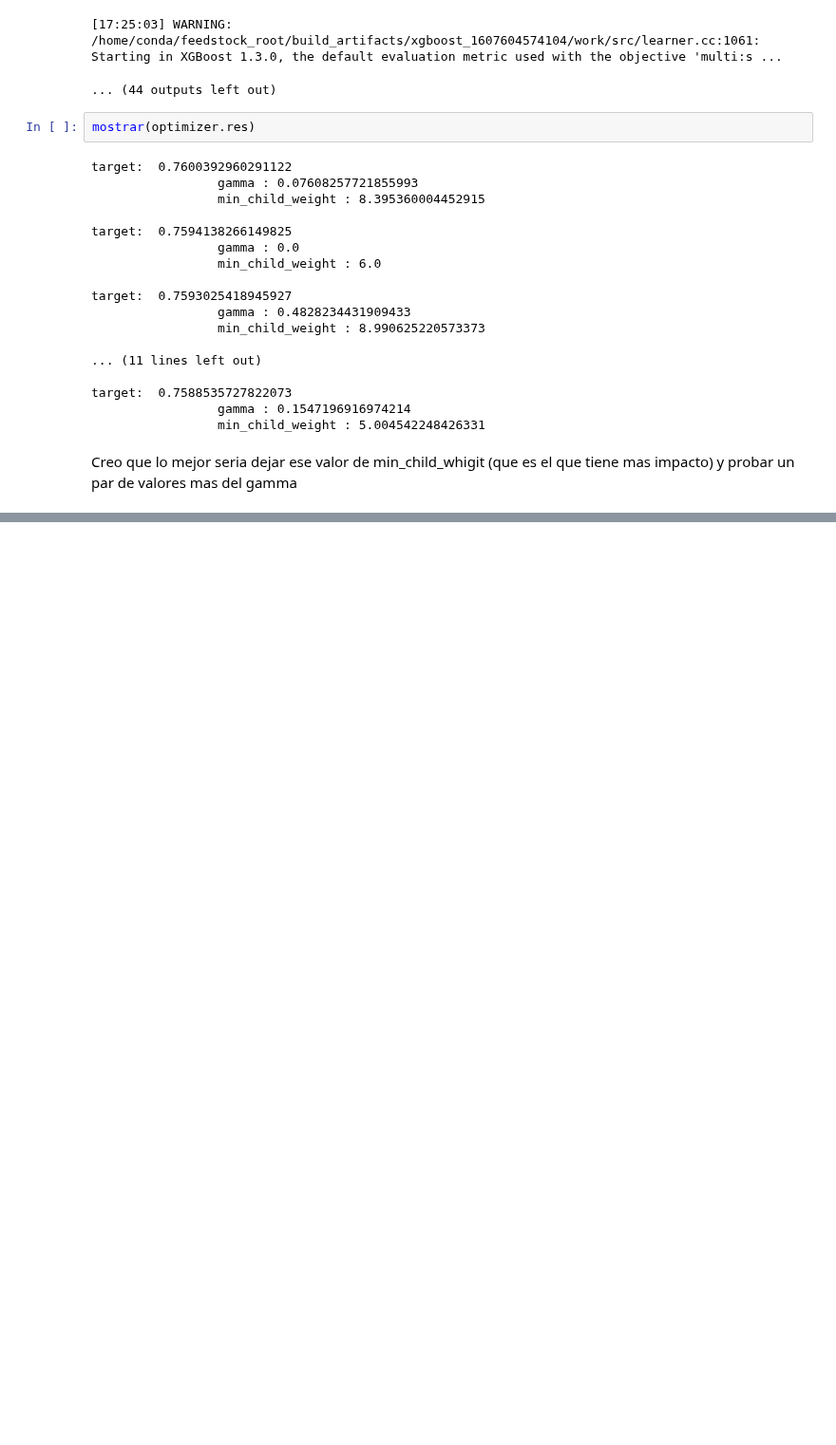
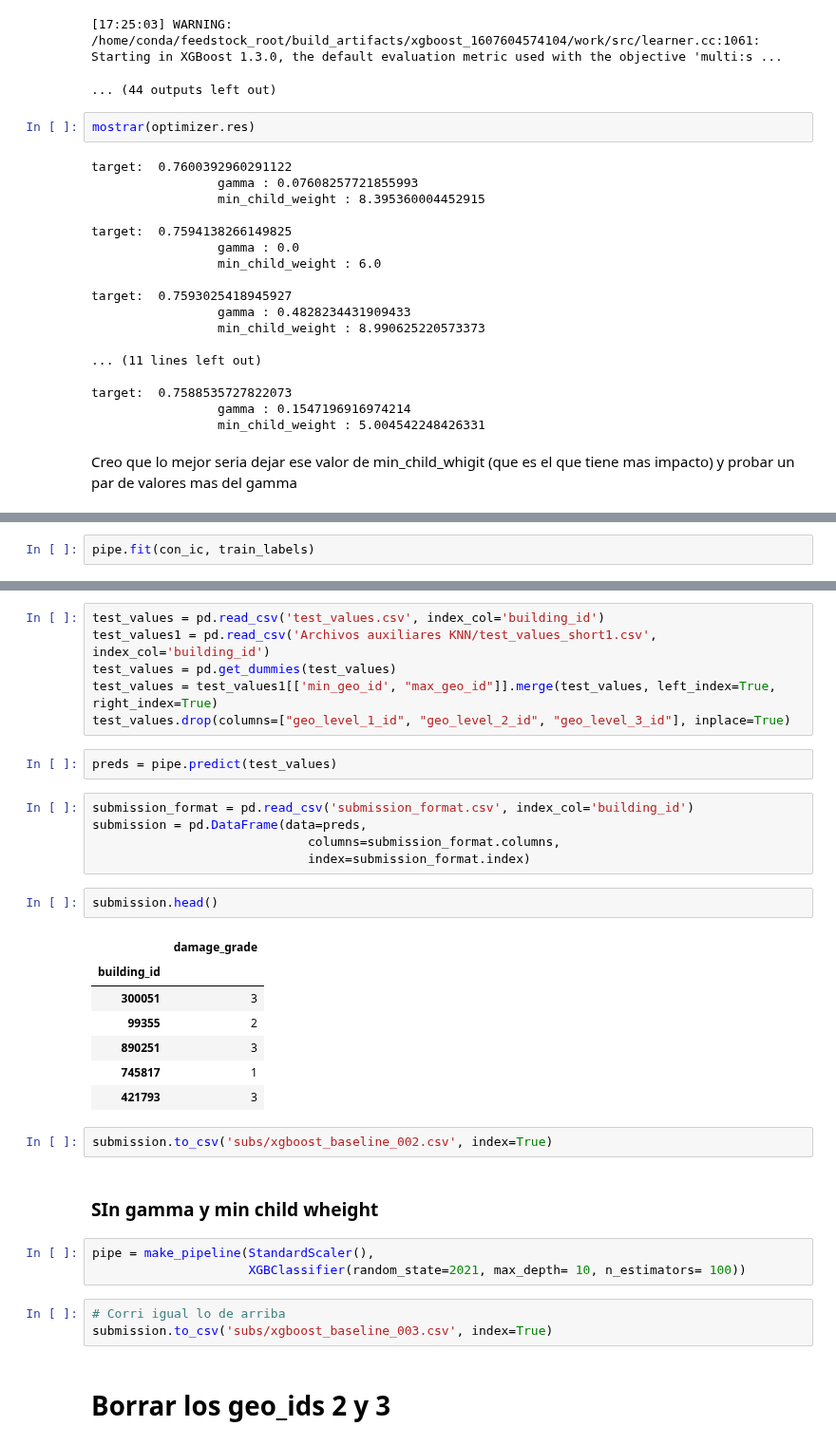
Before and after one commit to GuidoBergman/Datos---TP2-, a Jupyter notebook: tp2_XGB_baseline-continuacion.ipynb, the cells around one changed output, grey strips where cells are left out. Shown at 95% size. Saved outputs shown, nothing was run; the diff lists cells and outputs as text; blank space fills up the shorter version.

```diff
--- a/tp2_XGB_baseline-continuacion.ipynb
+++ b/tp2_XGB_baseline-continuacion.ipynb
@@ -169,0 +214,2 @@ Creo que lo mejor seria dejar ese valor de min_child_whigit (que es el que tiene
+# %%
+pipe.fit(con_ic, train_labels)
@@ -169,0 +233,35 @@ Creo que lo mejor seria dejar ese valor de min_child_whigit (que es el que tiene
+# %%
+test_values = pd.read_csv('test_values.csv', index_col='building_id')
+test_values1 = pd.read_csv('Archivos auxiliares KNN/test_values_short1.csv', index_col='building_id')
+test_values = pd.get_dummies(test_values)
+test_values = test_values1[['min_geo_id', "max_geo_id"]].merge(test_values, left_index=True, right_index=True)
+test_values.drop(columns=["geo_level_1_id", "geo_level_2_id", "geo_level_3_id"], inplace=True)
+# %%
+preds = pipe.predict(test_values)
+# %%
+submission_format = pd.read_csv('submission_format.csv', index_col='building_id')
+submission = pd.DataFrame(data=preds,
+                             columns=submission_format.columns,
+                             index=submission_format.index)
+# %%
+submission.head()
+# %% [output]
+|  | damage_grade |
+| building_id |  |
+| 300051 | 3 |
+| 99355 | 2 |
+| 890251 | 3 |
+| 745817 | 1 |
+| 421793 | 3 |
+# %%
+submission.to_csv('subs/xgboost_baseline_002.csv', index=True)
+# %% [markdown]
+### SIn gamma y min child wheight
+# %%
+pipe = make_pipeline(StandardScaler(),
+                     XGBClassifier(random_state=2021, max_depth= 10, n_estimators= 100))
+# %%
+# Corri igual lo de arriba
+submission.to_csv('subs/xgboost_baseline_003.csv', index=True)
+# %% [markdown]
+# Borrar los geo_ids 2 y 3
```
Also changed, not shown: parts of 21 cells of this notebook, 43 other files.
